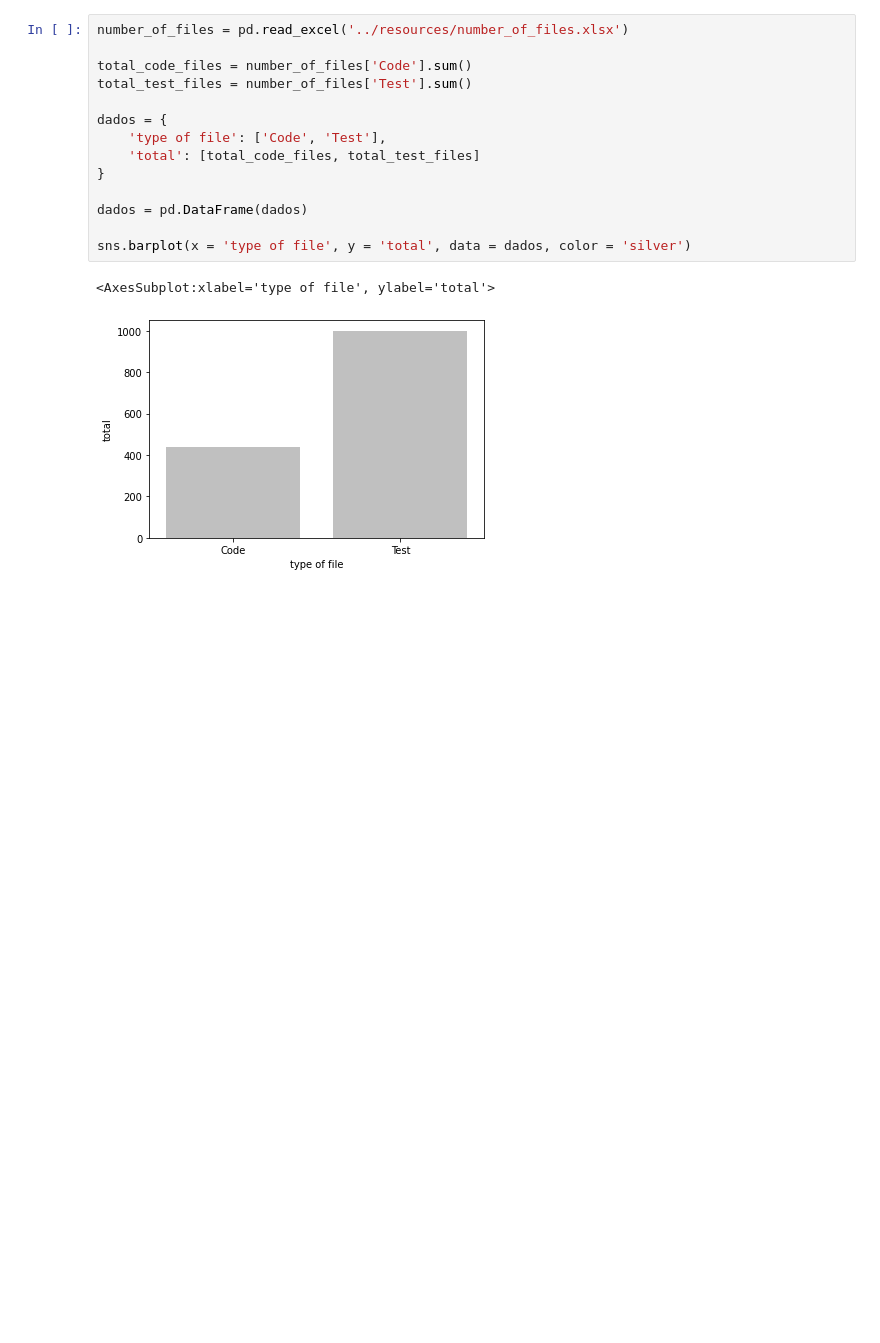
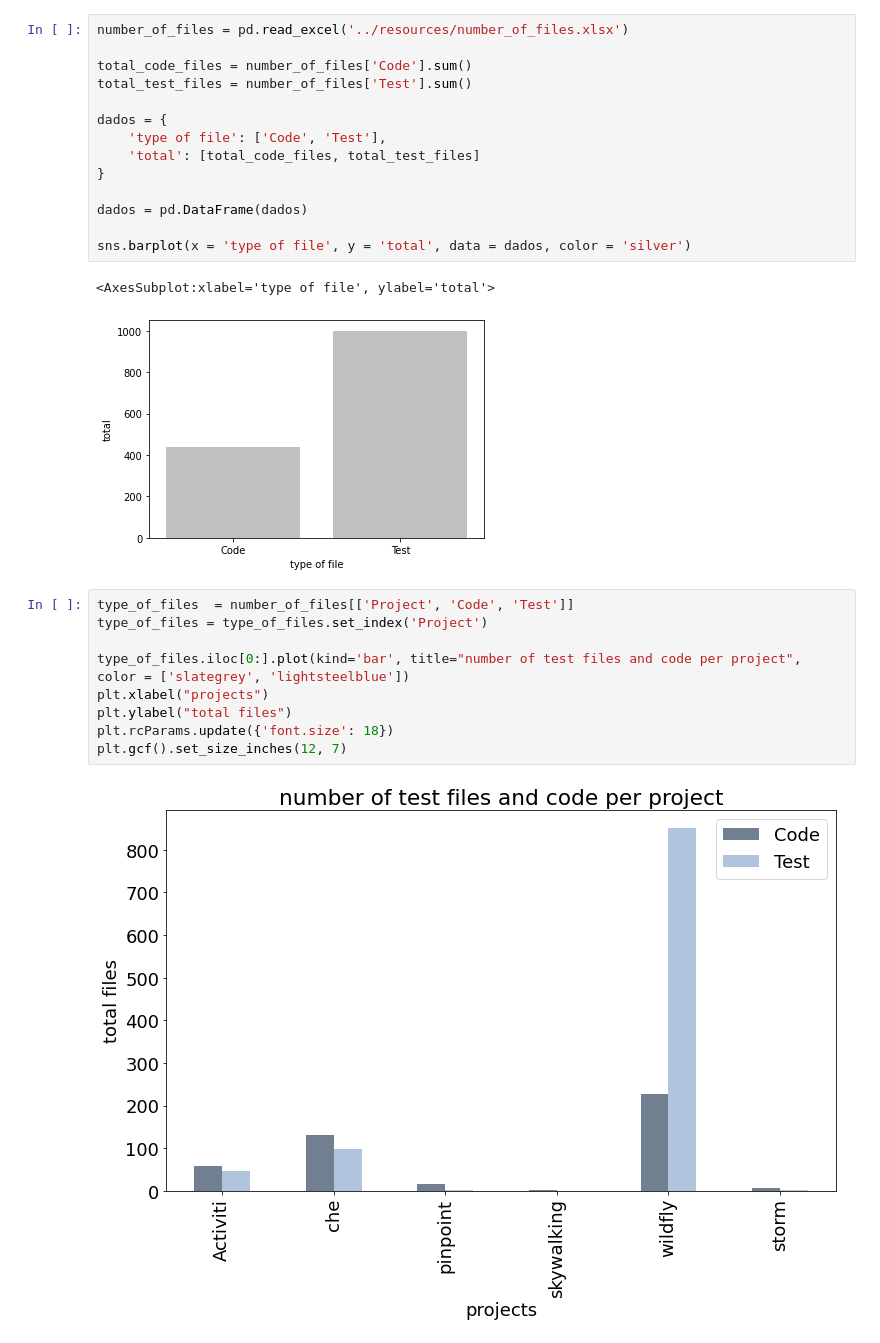
Before and after one commit to gems-uff/db-mining, a Jupyter notebook: src/results_implementation_characterization.ipynb, the cells around one changed output. Saved outputs shown, nothing was run; the diff lists cells and outputs as text; blank space fills up the shorter version.

Commit message:
Graph of number test and code files

```diff
--- a/src/results_implementation_characterization.ipynb
+++ b/src/results_implementation_characterization.ipynb
@@ -241,3 +241,14 @@ sns.barplot(x = 'type of file', y = 'total', data = dados, color = 'silver')
 # %% [output]
 <AxesSubplot:xlabel='type of file', ylabel='total'>
 [figure]
+# %%
+type_of_files  = number_of_files[['Project', 'Code', 'Test']]
+type_of_files = type_of_files.set_index('Project')
+
+type_of_files.iloc[0:].plot(kind='bar', title="number of test files and code per project", color = ['slategrey', 'lightsteelblue'])
+plt.xlabel("projects")
+plt.ylabel("total files")
+plt.rcParams.update({'font.size': 18})
+plt.gcf().set_size_inches(12, 7)
+# %% [output]
+[figure, added]
```
Also changed, not shown: parts of 2 cells of this notebook.
